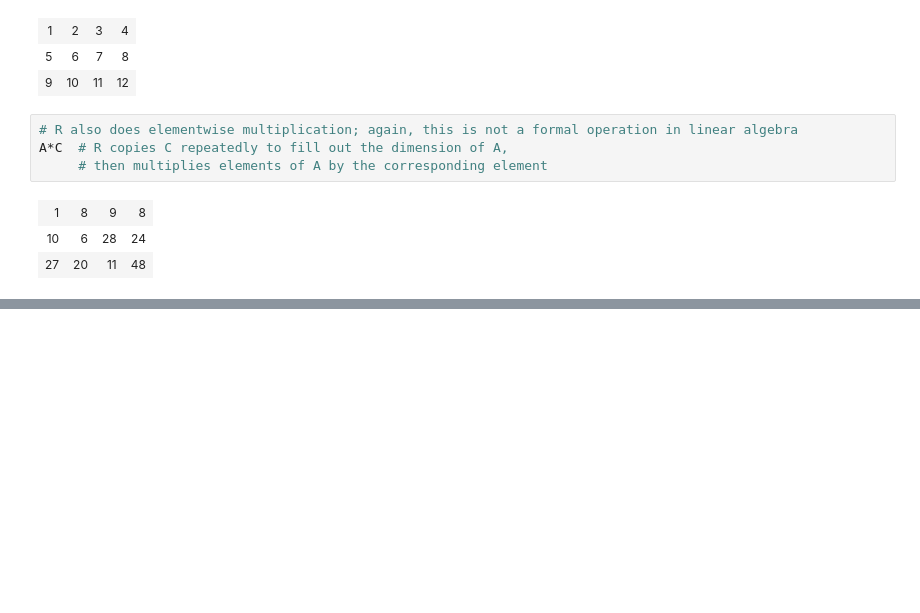
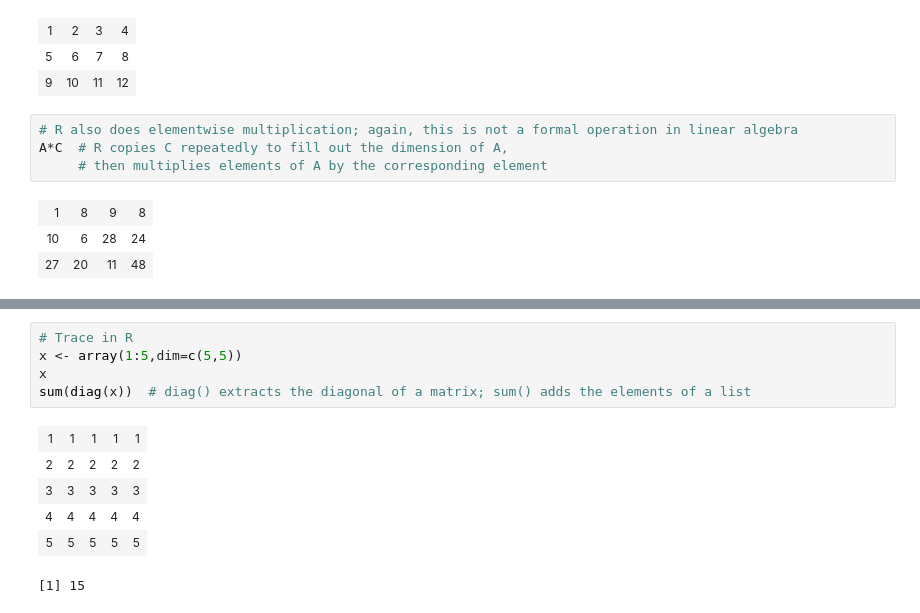
Before and after one commit to pbstark/Padova15, a Jupyter notebook: linAlg.ipynb, the cells around one changed output, grey strips where cells are left out. Cells and saved outputs as stored; diff of their text form; blank space fills up the shorter version.

```diff
--- a/linAlg.ipynb
+++ b/linAlg.ipynb
@@ -281,0 +370,12 @@ A*C  # R copies C repeatedly to fill out the dimension of A,
+# %%
+# Trace in R
+x <- array(1:5,dim=c(5,5))
+x
+sum(diag(x))  # diag() extracts the diagonal of a matrix; sum() adds the elements of a list
+# %% [output]
+| 1 | 1 | 1 | 1 | 1 |
+| 2 | 2 | 2 | 2 | 2 |
+| 3 | 3 | 3 | 3 | 3 |
+| 4 | 4 | 4 | 4 | 4 |
+| 5 | 5 | 5 | 5 | 5 |
+[1] 15
```
Also changed, not shown: parts of 7 cells of this notebook, 5 other files.
